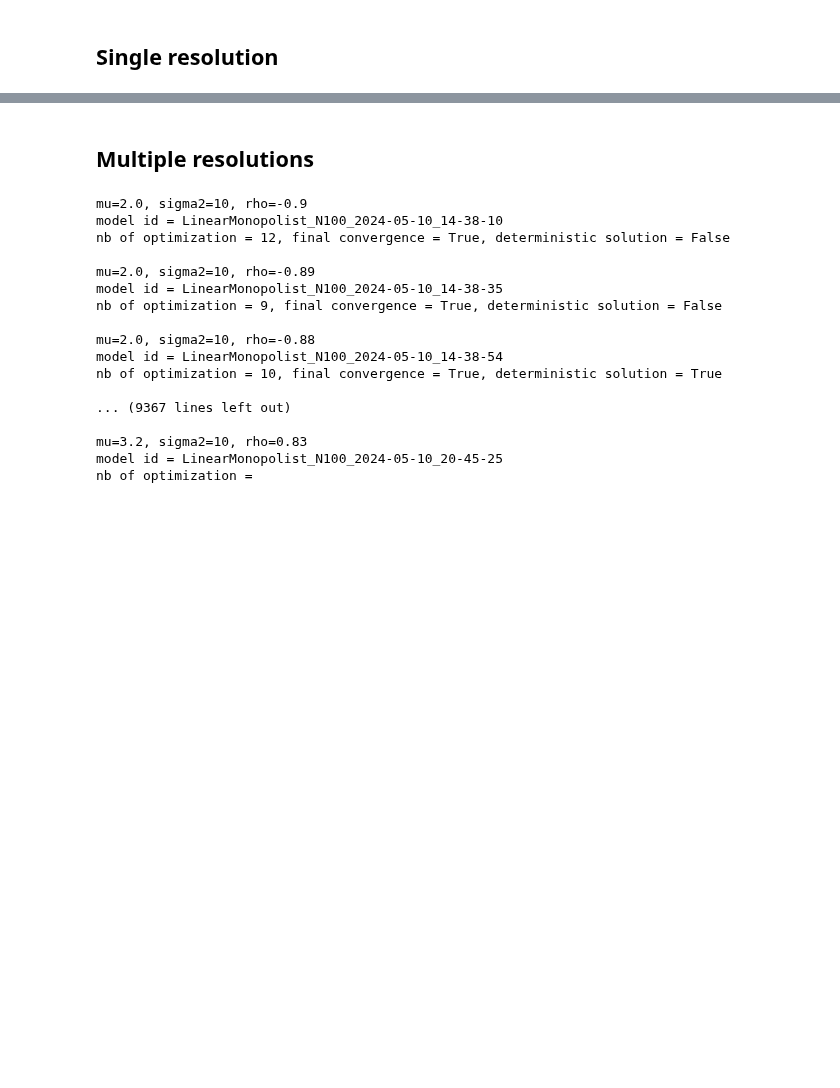
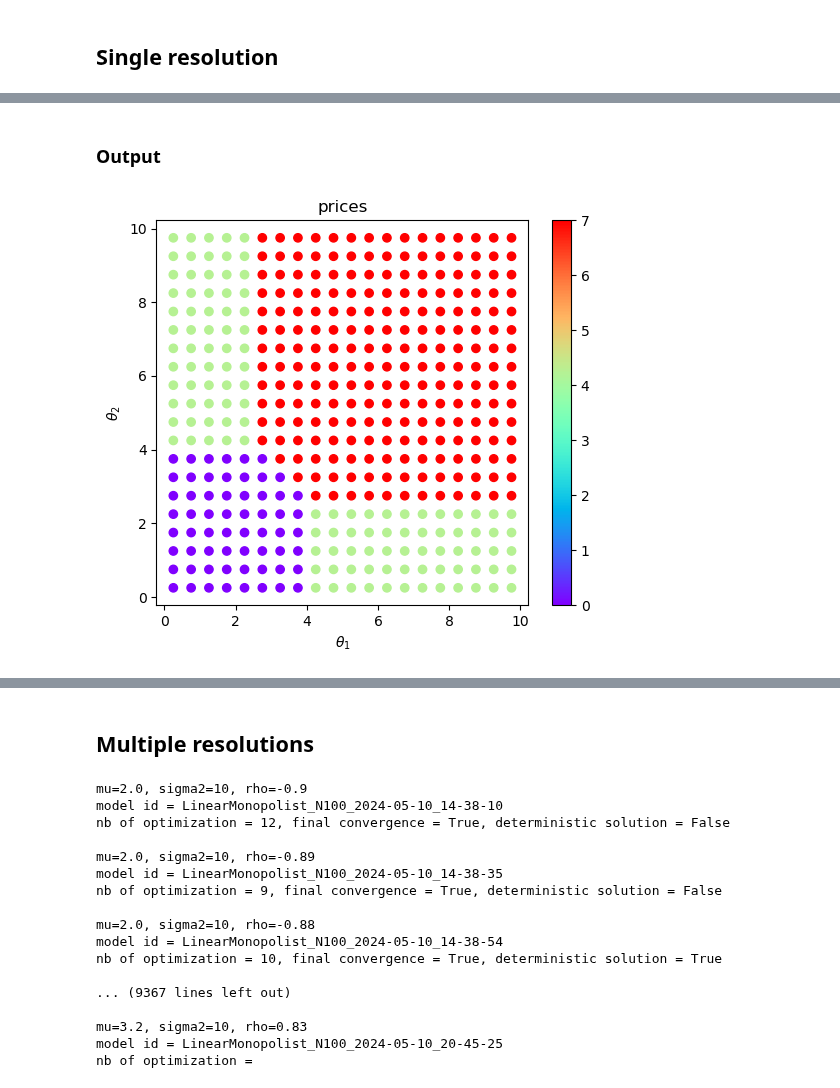
Before and after one commit to x-dupuis/screening-algo, a Jupyter notebook: examples/Schmalensee.ipynb, the cells around one changed output, grey strips where cells are left out. Saved outputs shown, nothing was run; the diff lists cells and outputs as text; code cells hidden in the pictures; blank space fills up the shorter version.

```diff
--- a/examples/Schmalensee.ipynb
+++ b/examples/Schmalensee.ipynb
@@ -110,3 +111,11 @@ primal-dual gap = -1.76e-06, optimal value - current value < -5.77e-07 optimal v
+# %% [markdown]
+### Output
+# %%
+# model.range(title='Product range', ) #path='results/'+model.id+'_products')
+# model.display(model.y[:N]+model.y[N:], title='allocation', figsize=(6,5))
+model.display(model.p, title=rf'prices', figsize=(6,5), cmap='rainbow', path = 'results/'+model.id+'_prices')  #($\mu=${mu}, $\sigma^2=${sigma2}, $\rho=${rho})', figsize=(6,5), cmap='rainbow',) # path = 'results/'+model.id+'_prices')
+# %% [output]
+[figure, added]
 # %%
 df_prices
 # %% [output]
```
Also changed, not shown: parts of 34 cells of this notebook, 8 other files.
